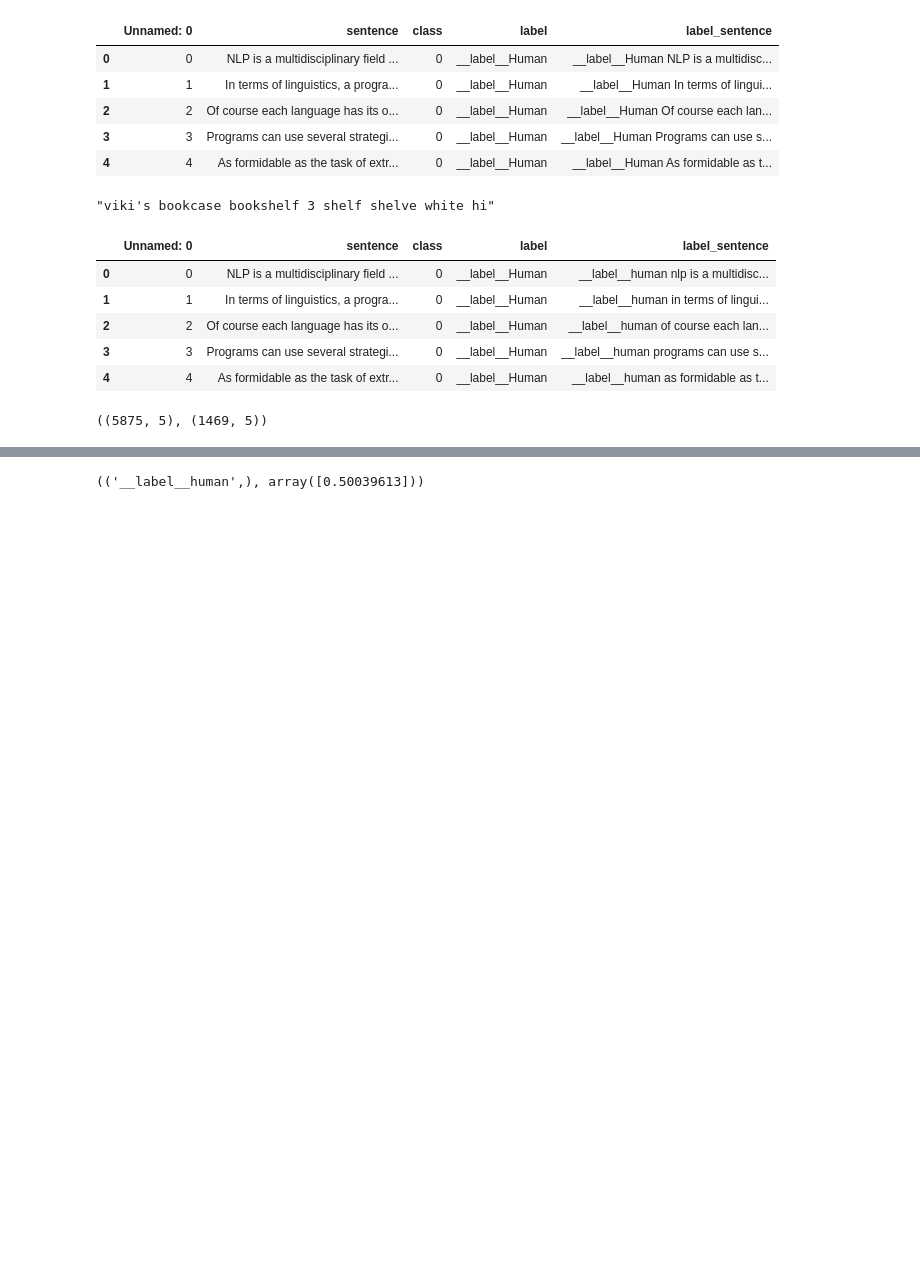
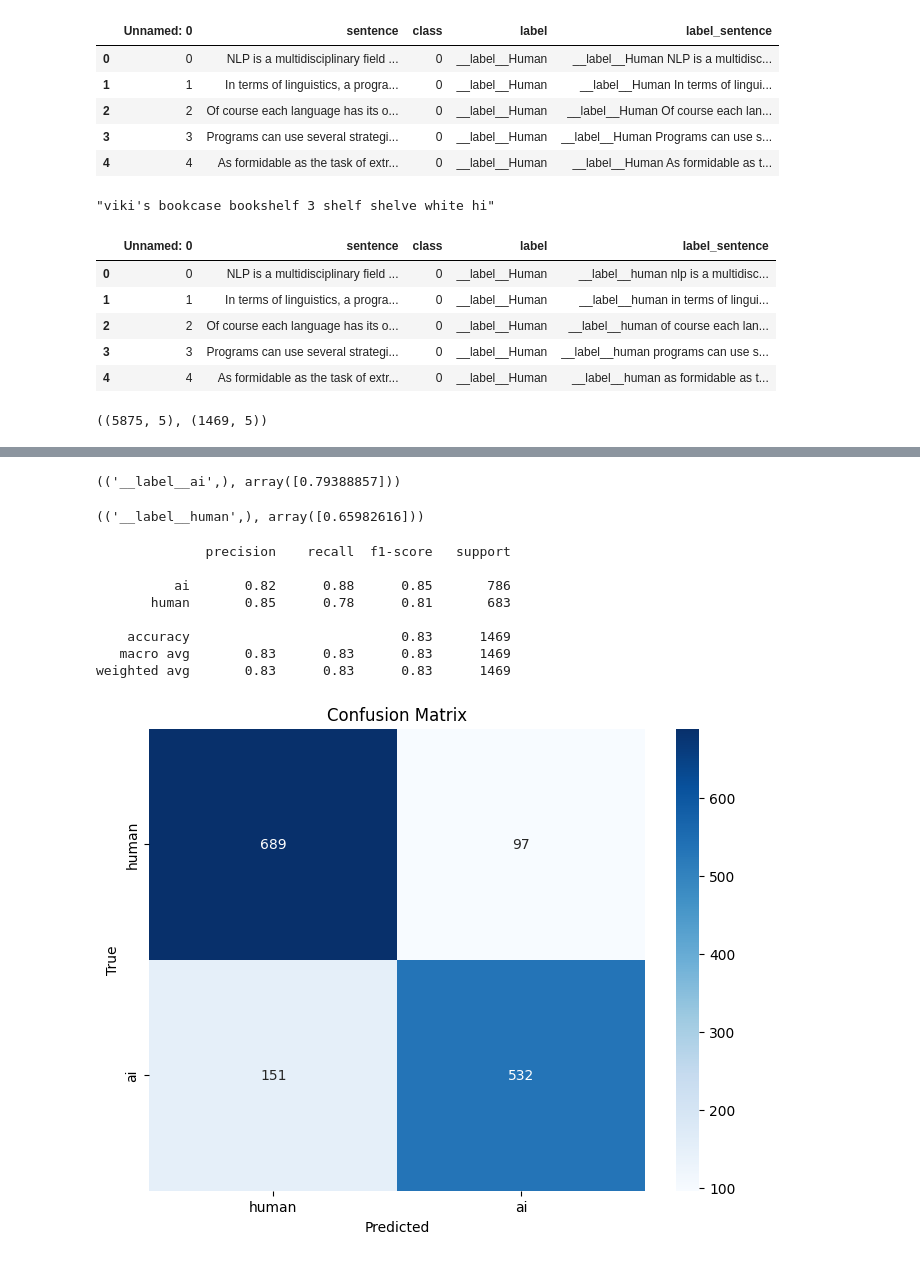
Before and after one commit to MaharshiV16/Human-Vs-AI-MP, a Jupyter notebook: Classification using FastText.ipynb, the cells around one changed output, grey strips where cells are left out. Drawn from its saved outputs; the diff is of its cells as text; code cells hidden in the pictures; blank space fills up the shorter version.

Commit message:
FastText updated

```diff
--- a/Classification using FastText.ipynb
+++ b/Classification using FastText.ipynb
@@ -99,7 +99,7 @@ test.to_csv("data-ft.test", columns=["label_sentence"], index=False, header=Fals
 # training and testing
 import fasttext
 
-model = fasttext.train_supervised(input="data-ft.train")
+model = fasttext.train_supervised(input="data-ft.train", lr=1.0, epoch=25, wordNgrams=2)
 model.test("data-ft.test")
 # %% [output]
 Read 0M words
@@ -114,4 +114,47 @@ Progress: 100.0% words/sec/thread:  974492 lr:  0.000000 avg.loss:  0.464626 ETA
 # %%
 model.predict("HTTP (Hypertext Transfer Protocol) is the foundation of data communication on the World Wide Web, facilitating the transfer of information between clients (such as web browsers) and servers.")
 # %% [output]
-(('__label__human',), array([0.50039613]))
+(('__label__ai',), array([0.79388857]))
+# %%
+model.predict("HTTP means Hyper text transfer protocol")
+# %% [output]
+(('__label__human',), array([0.65982616]))
+# %%
+from sklearn.metrics import classification_report, confusion_matrix
+import matplotlib.pyplot as plt
+import seaborn as sns
+from sklearn import metrics
+
+# Load test data
+with open("data-ft.test", "r", encoding="utf-8") as f:
+    lines = f.readlines()
+    # Extracting labels and texts from the test data
+    y_true = [line.split()[0].replace('__label__', '') for line in lines]
+    X_test = [" ".join(line.split()[1:]) for line in lines]
+
+# Predict using the FastText model
+y_pred = [model.predict(text)[0][0].replace('__label__', '') for text in X_test]
+
+# Generate and print the classification report
+print(classification_report(y_true, y_pred))
+
+# Generate confusion matrix
+cm = confusion_matrix(y_true, y_pred)
+
+# Plot confusion matrix
+plt.figure(figsize=(8, 6))
+sns.heatmap(cm, annot=True, fmt='d', cmap='Blues', xticklabels=['human', 'ai'], yticklabels=['human', 'ai'])
+plt.title('Confusion Matrix')
+plt.xlabel('Predicted')
+plt.ylabel('True')
+plt.show()
+# %% [output]
+              precision    recall  f1-score   support
+
+          ai       0.82      0.88      0.85       786
+       human       0.85      0.78      0.81       683
+
+    accuracy                           0.83      1469
+   macro avg       0.83      0.83      0.83      1469
+weighted avg       0.83      0.83      0.83      1469
+[figure, added]
```
Also changed, not shown: parts of 2 cells of this notebook.
